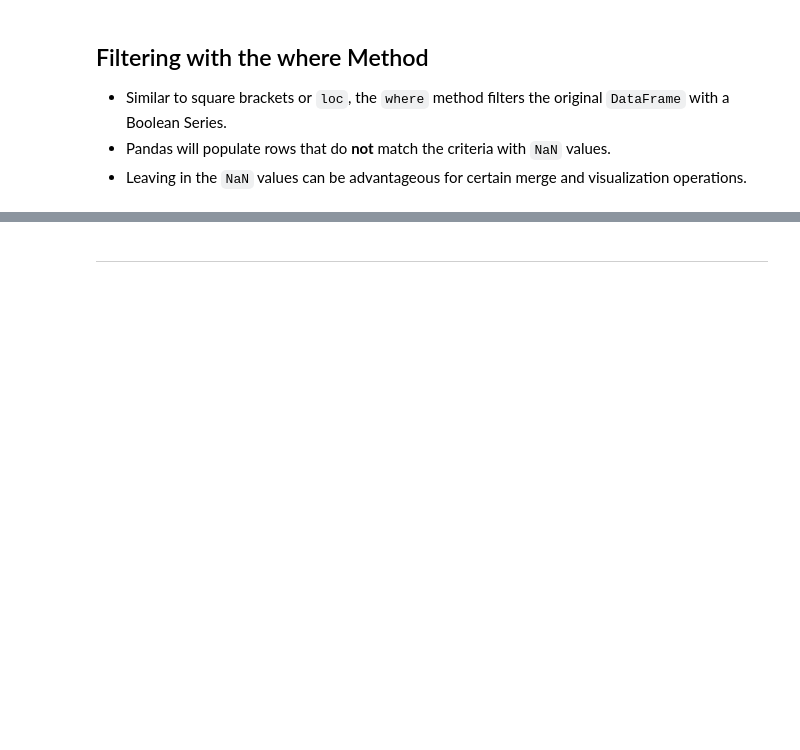
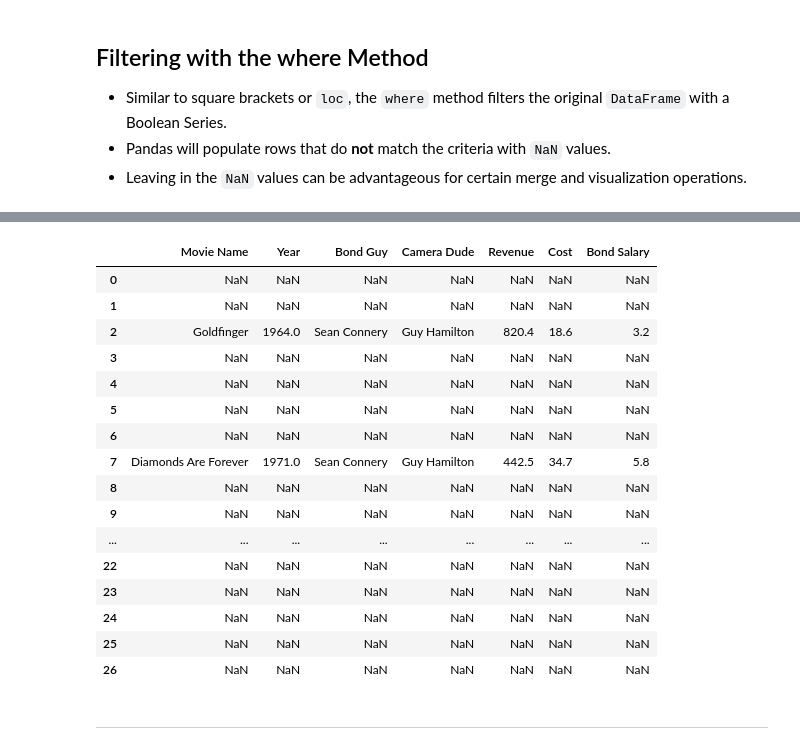
Before and after one commit to Corvus-JSDev/Pandas-projects, a Jupyter notebook: 06-DataFrames_III__Data Extraction.ipynb, the cells around one changed output, grey strips where cells are left out. Saved outputs shown, nothing was run; the diff lists cells and outputs as text; code cells hidden in the pictures; blank space fills up the shorter version.

```diff
--- a/06-DataFrames_III__Data Extraction.ipynb
+++ b/06-DataFrames_III__Data Extraction.ipynb
@@ -247,3 +490,24 @@ Name: GoldenEye, dtype: object
+# %%
+# Multi AND arg
+jb.where( (jb['Camera Dude'] == 'Guy Hamilton') & (jb['Bond Guy'] == 'Sean Connery') )
+# %% [output]
+|  | Movie Name | Year | Bond Guy | Camera Dude | Revenue | Cost | Bond Salary |
+| 0 | NaN | NaN | NaN | NaN | NaN | NaN | NaN |
+| 1 | NaN | NaN | NaN | NaN | NaN | NaN | NaN |
+| 2 | Goldfinger | 1964.0 | Sean Connery | Guy Hamilton | 820.4 | 18.6 | 3.2 |
+| 3 | NaN | NaN | NaN | NaN | NaN | NaN | NaN |
+| 4 | NaN | NaN | NaN | NaN | NaN | NaN | NaN |
+| 5 | NaN | NaN | NaN | NaN | NaN | NaN | NaN |
+| 6 | NaN | NaN | NaN | NaN | NaN | NaN | NaN |
+| 7 | Diamonds Are Forever | 1971.0 | Sean Connery | Guy Hamilton | 442.5 | 34.7 | 5.8 |
+| 8 | NaN | NaN | NaN | NaN | NaN | NaN | NaN |
+| 9 | NaN | NaN | NaN | NaN | NaN | NaN | NaN |
+| ... | ... | ... | ... | ... | ... | ... | ... |
+| 22 | NaN | NaN | NaN | NaN | NaN | NaN | NaN |
+| 23 | NaN | NaN | NaN | NaN | NaN | NaN | NaN |
+| 24 | NaN | NaN | NaN | NaN | NaN | NaN | NaN |
+| 25 | NaN | NaN | NaN | NaN | NaN | NaN | NaN |
+| 26 | NaN | NaN | NaN | NaN | NaN | NaN | NaN |
 # %% [markdown]
 ---
 # %% [markdown]
```
Also changed, not shown: parts of 27 cells of this notebook.
